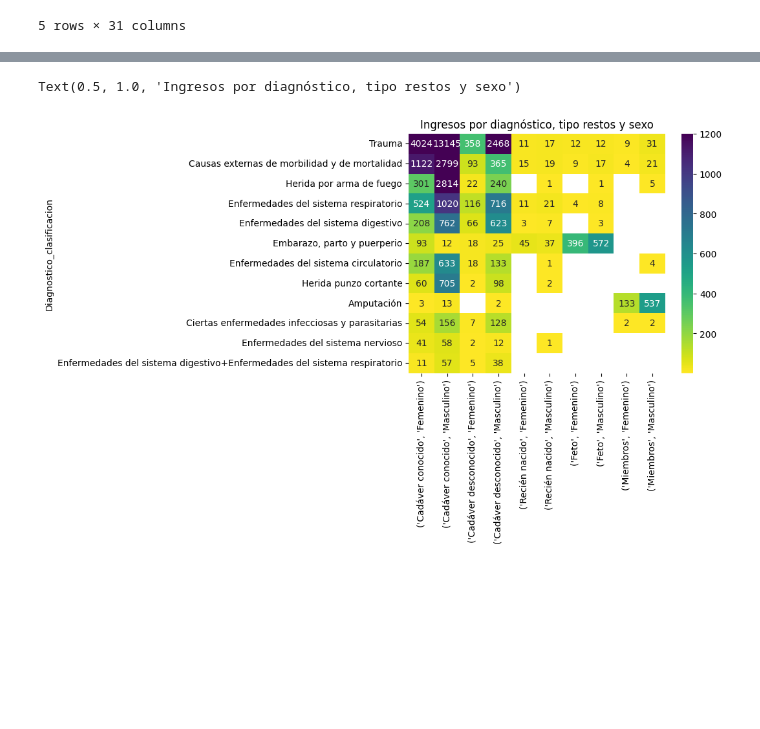
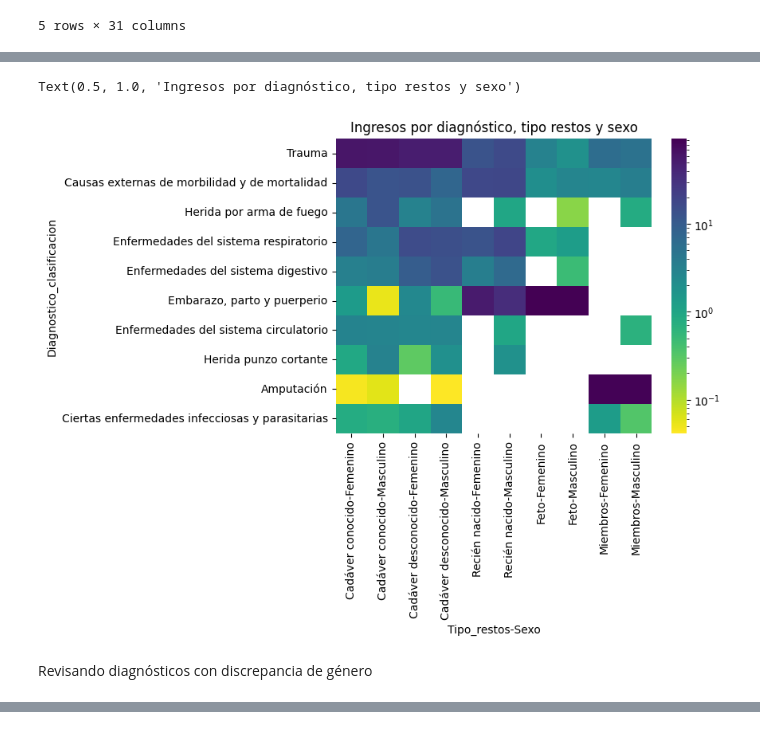
Before and after one commit to mar-esther23/SEMEFO_busqueda, a Jupyter notebook: HBO_analisis_diag.ipynb, the cells around one changed output, grey strips where cells are left out. Drawn from its saved outputs; the diff is of its cells as text; code cells hidden in the pictures; blank space fills up the shorter version.

```diff
--- a/HBO_analisis_diag.ipynb
+++ b/HBO_analisis_diag.ipynb
@@ -171,0 +207,11 @@ pd.concat([data,top_diag], axis=1).sort_values('count', ascending=False)
+# %%
+data = df_diag.pivot_table(index='Diagnostico_clasificacion', columns=['Tipo_restos','Sexo'], values='Diagnostico_estandar', aggfunc='count')
+data_per = (data/data.sum()*100).replace(0,nan)
+data_annot = (data.astype(str) + " (" + data_per.round(2).astype(str) + "%)").replace('0 (nan%)','')
+display( data_annot )
+# Plot
+log_norm = LogNorm(vmin=data_per.min().min(), vmax=data_per.max().max())
+plt.figure()
+sns.heatmap(data_per, norm=log_norm, cmap='viridis_r')
+plt.title('Ingresos por diagnóstico, tipo restos y sexo')
+# %% [output]
@@ -172,3 +231,7 @@ pd.concat([data,top_diag], axis=1).sort_values('count', ascending=False)
+Text(0.5, 1.0, 'Ingresos por diagnóstico, tipo restos y sexo')
+[figure, added]
+# %% [markdown]
+Revisando diagnósticos con discrepancia de género
 # %%
 col_tran = [c for c in df_diag.columns if 'transcrito' in c]
 df_diag.loc[(df_diag['Diagnostico_clasificacion']=='Embarazo, parto y puerperio')&(df_diag['Sexo']=='Masculino'), col_tran]
@@ -187,15 +250,3 @@ df_diag.loc[(df_diag['Diagnostico_clasificacion']=='Embarazo, parto y puerperio'
 | BO_1979_07224 | S-D | recien nacido | 1979-11-27 | -72 | ANEN | ... |
 | BO_1979_07225 | S-D | recien nacido | 1979-10-20 | -72 | ANEN | ... |
 646 rows × 9 columns
-# %%
-from matplotlib.colors import LogNorm
-
-data = df_diag.pivot_table(index='Diagnostico_clasificacion', columns=['Tipo_restos','Sexo'], values='Diagnostico_estandar', aggfunc='count')
-data = pd.concat([data,top_diag], axis=1).sort_values('count', ascending=False) \
-         .drop(['count'], axis=1).replace({0:nan})
-plt.figure()
-sns.heatmap(data, cmap='viridis_r', annot=data, fmt='.0f', vmax=1200)
-plt.title('Ingresos por diagnóstico, tipo restos y sexo')
-# %% [output]
-Text(0.5, 1.0, 'Ingresos por diagnóstico, tipo restos y sexo')
-[figure, removed]
```
Also changed, not shown: parts of 34 cells of this notebook, 16 other files.
